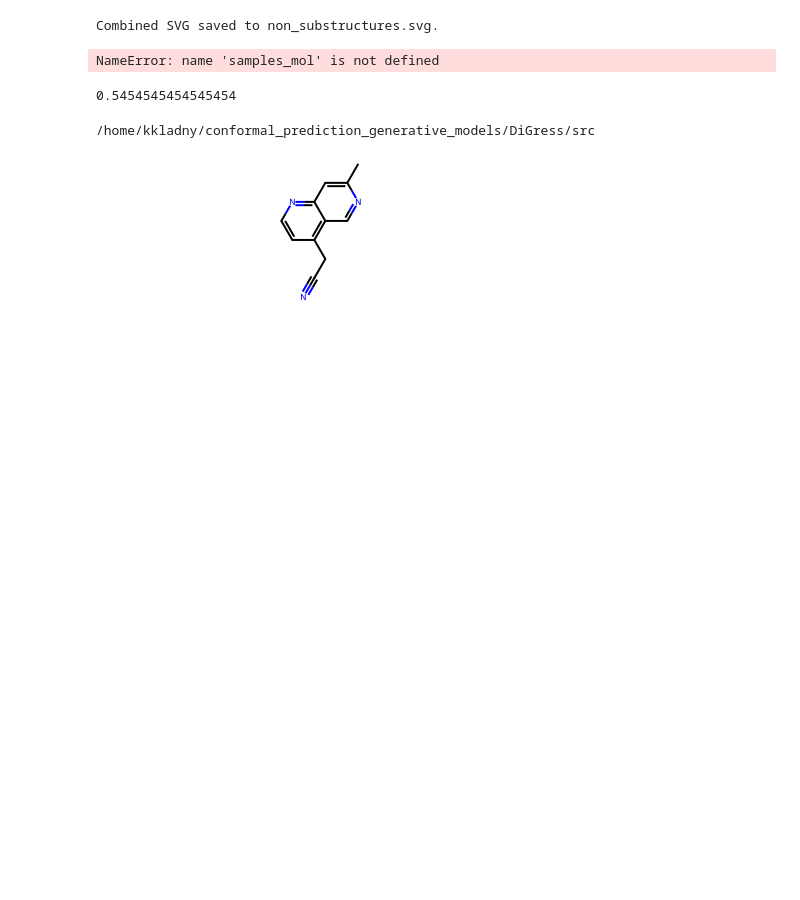
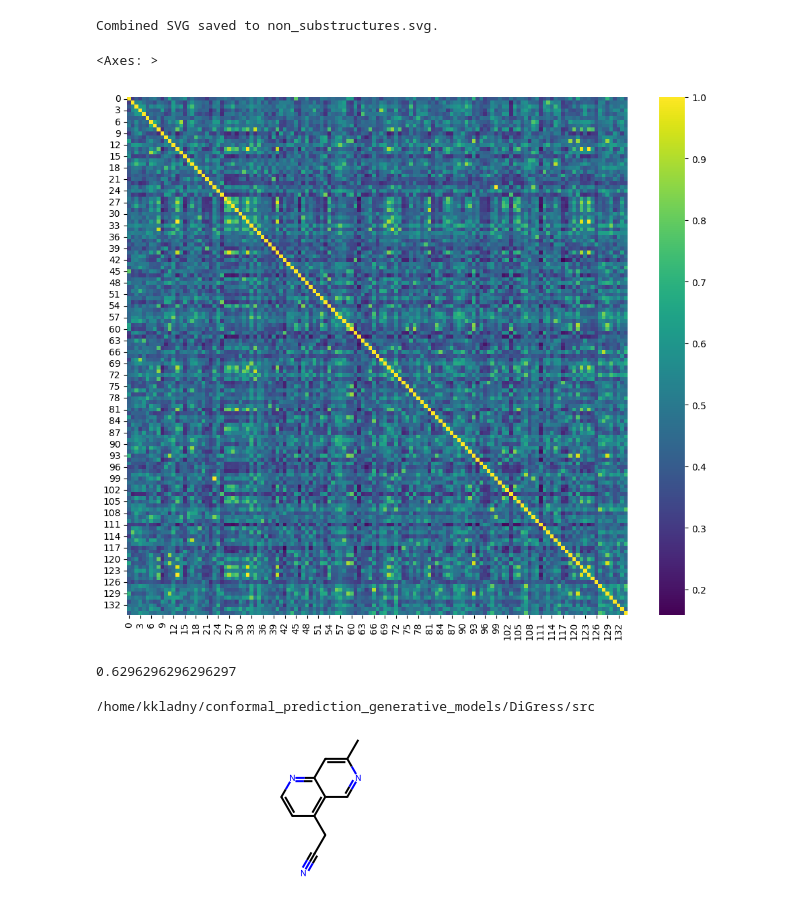
Before and after one commit to rudolfwilliam/DiGress, a Jupyter notebook: src/plot_moses_model.ipynb, the cells around one changed output. Drawn from its saved outputs; the diff is of its cells as text; code cells hidden in the pictures; blank space fills up the shorter version.

```diff
--- a/src/plot_moses_model.ipynb
+++ b/src/plot_moses_model.ipynb
@@ -161,17 +120,18 @@ Combined SVG saved to non_substructures.svg.
 # %%
 # compute similiraties between samples
 #fps = [AllChem.GetMorganFingerprintAsBitVect(mol_gen, 2, useChirality=True) for mol_gen in samples_mol]
 from rdkit.Chem import MACCSkeys
 fps = [MACCSkeys.GenMACCSKeys(mol_gen) for mol_gen in samples_mol]
 # plot as heatmap
 import seaborn as sns
 import matplotlib.pyplot as plt
 
 plt.figure(figsize=(12, 10))
 similarity_matrix = [[DataStructs.TanimotoSimilarity(fp1, fp2) for fp1 in fps] for fp2 in fps]
-sns.heatmap(similarity_matrix, cmap='viridis', annot=True, fmt=".2f")
+sns.heatmap(similarity_matrix, cmap='viridis', annot=False, fmt=".2f")
 # %% [output]
-NameError: name 'samples_mol' is not defined
+<Axes: >
+[figure, added]
 # %%
 count = 0
 temp = similarity_matrix
@@ -179,11 +139,11 @@ temp = similarity_matrix
 for i in range(len(temp)):
     temp[i][i] = 0
 for i in range(len(temp)):
-    if max(temp[i]) >= 0.85:
+    if max(temp[i]) >= 0.75:
         count += 1
 count/len(similarities)
 # %% [output]
-0.5454545454545454
+0.6296296296296297
 # %%
 def count_atoms(mol):
     """Count the number of each type of atom in a molecule."""
```
Also changed, not shown: parts of 9 cells of this notebook, 3 other files.
